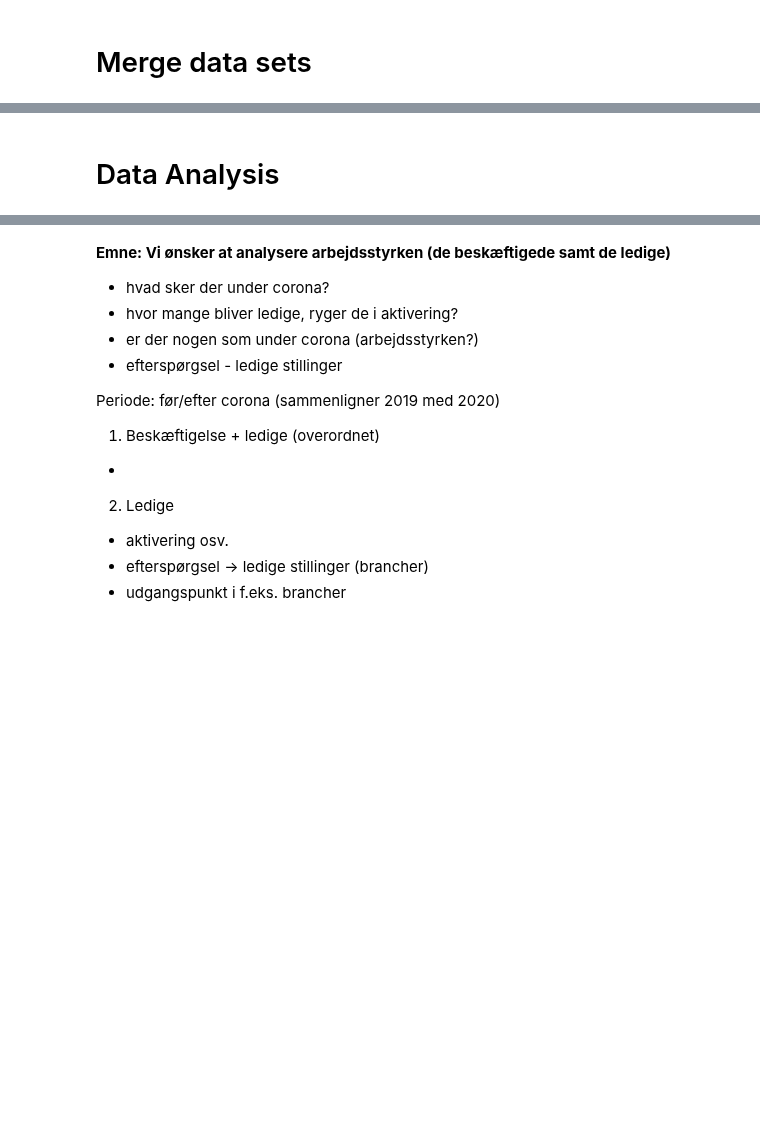
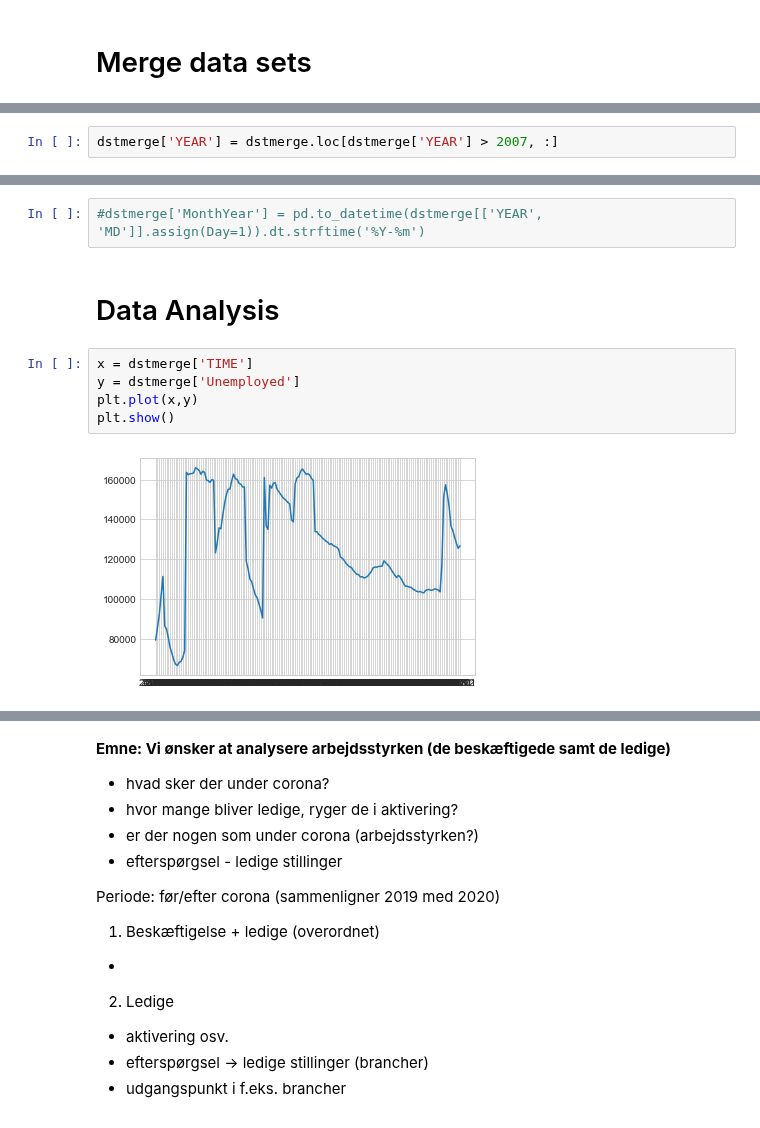
Before and after one commit to ceciliechrstnsn/projects-2021-luna-hjerteknuser, a Jupyter notebook: dataproject/dataproject.ipynb, the cells around one changed output, grey strips where cells are left out. Drawn from its saved outputs; the diff is of its cells as text; blank space fills up the shorter version.

```diff
--- a/dataproject/dataproject.ipynb
+++ b/dataproject/dataproject.ipynb
@@ -231,0 +248,2 @@ dstmerge.head()
+# %%
+dstmerge['YEAR'] = dstmerge.loc[dstmerge['YEAR'] > 2007, :]
@@ -232,2 +261,11 @@ dstmerge.head()
+# %%
+#dstmerge['MonthYear'] = pd.to_datetime(dstmerge[['YEAR', 'MD']].assign(Day=1)).dt.strftime('%Y-%m')
 # %% [markdown]
 # Data Analysis
+# %%
+x = dstmerge['TIME']
+y = dstmerge['Unemployed']
+plt.plot(x,y)
+plt.show()
+# %% [output]
+[figure, added]
```
Also changed, not shown: parts of 15 cells of this notebook.
